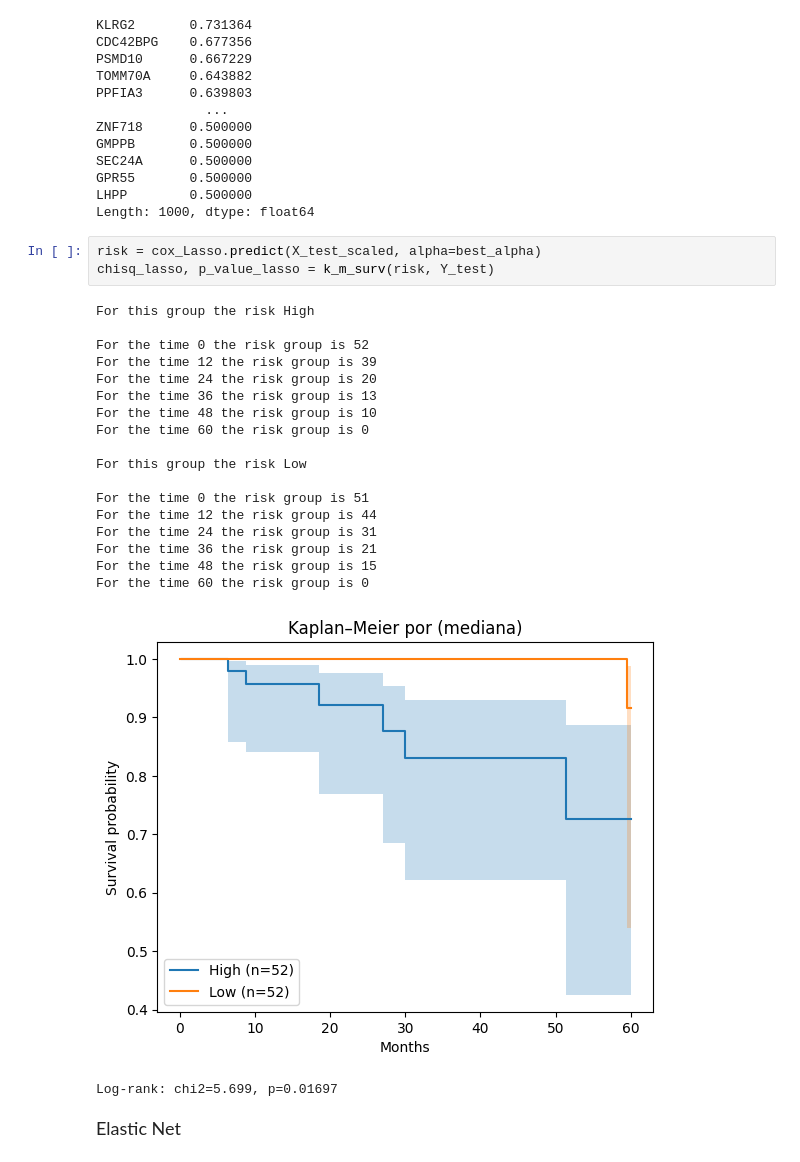
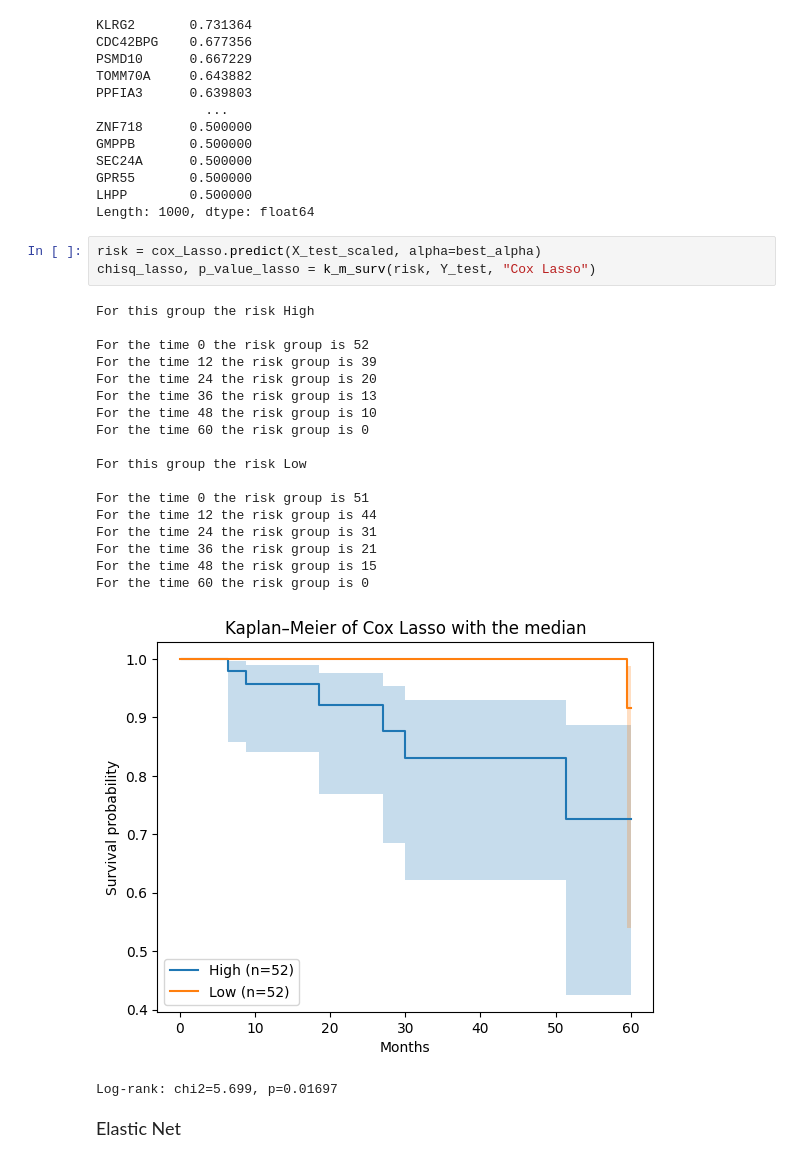
Before and after one commit to Fasmanuel2002/UPSA_Thesis_Research, a Jupyter notebook: research/notebooks/limma.ipynb, the cells around one changed output. Saved outputs shown, nothing was run; the diff lists cells and outputs as text.

```diff
--- a/research/notebooks/limma.ipynb
+++ b/research/notebooks/limma.ipynb
@@ -270,26 +267,26 @@ LHPP        0.500000
 Length: 1000, dtype: float64
 # %%
 risk = cox_Lasso.predict(X_test_scaled, alpha=best_alpha)
-chisq_lasso, p_value_lasso = k_m_surv(risk, Y_test)
+chisq_lasso, p_value_lasso = k_m_surv(risk, Y_test, "Cox Lasso")
 # %% [output]
 For this group the risk High
 
 For the time 0 the risk group is 52
 For the time 12 the risk group is 39
 For the time 24 the risk group is 20
 For the time 36 the risk group is 13
 For the time 48 the risk group is 10
 For the time 60 the risk group is 0
 
 For this group the risk Low
 
 For the time 0 the risk group is 51
 For the time 12 the risk group is 44
 For the time 24 the risk group is 31
 For the time 36 the risk group is 21
 For the time 48 the risk group is 15
 For the time 60 the risk group is 0
-[figure, old version]
+[figure, new version]
 Log-rank: chi2=5.699, p=0.01697
 # %% [markdown]
 <font size="4">Elastic Net</font>
```
Also changed, not shown: parts of 12 cells of this notebook.
